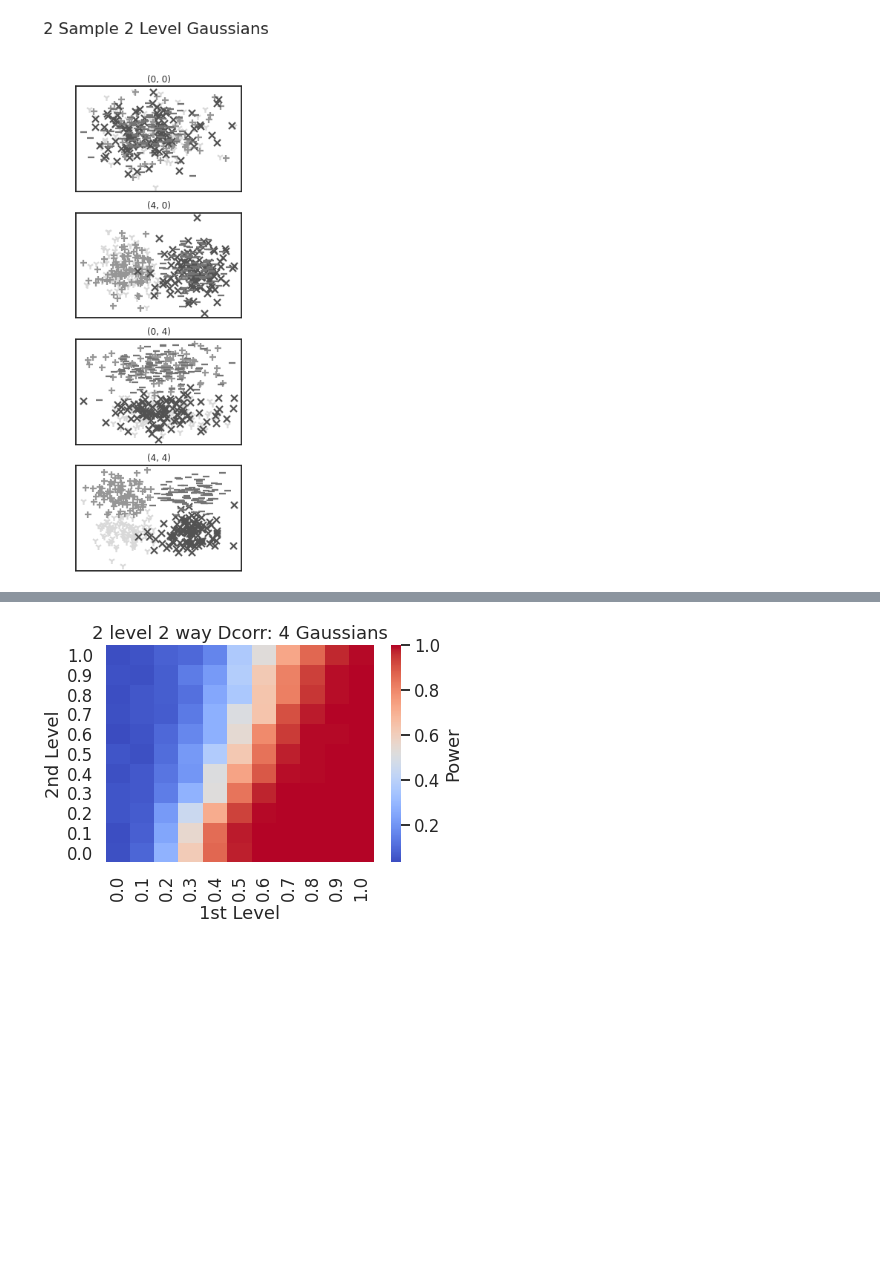
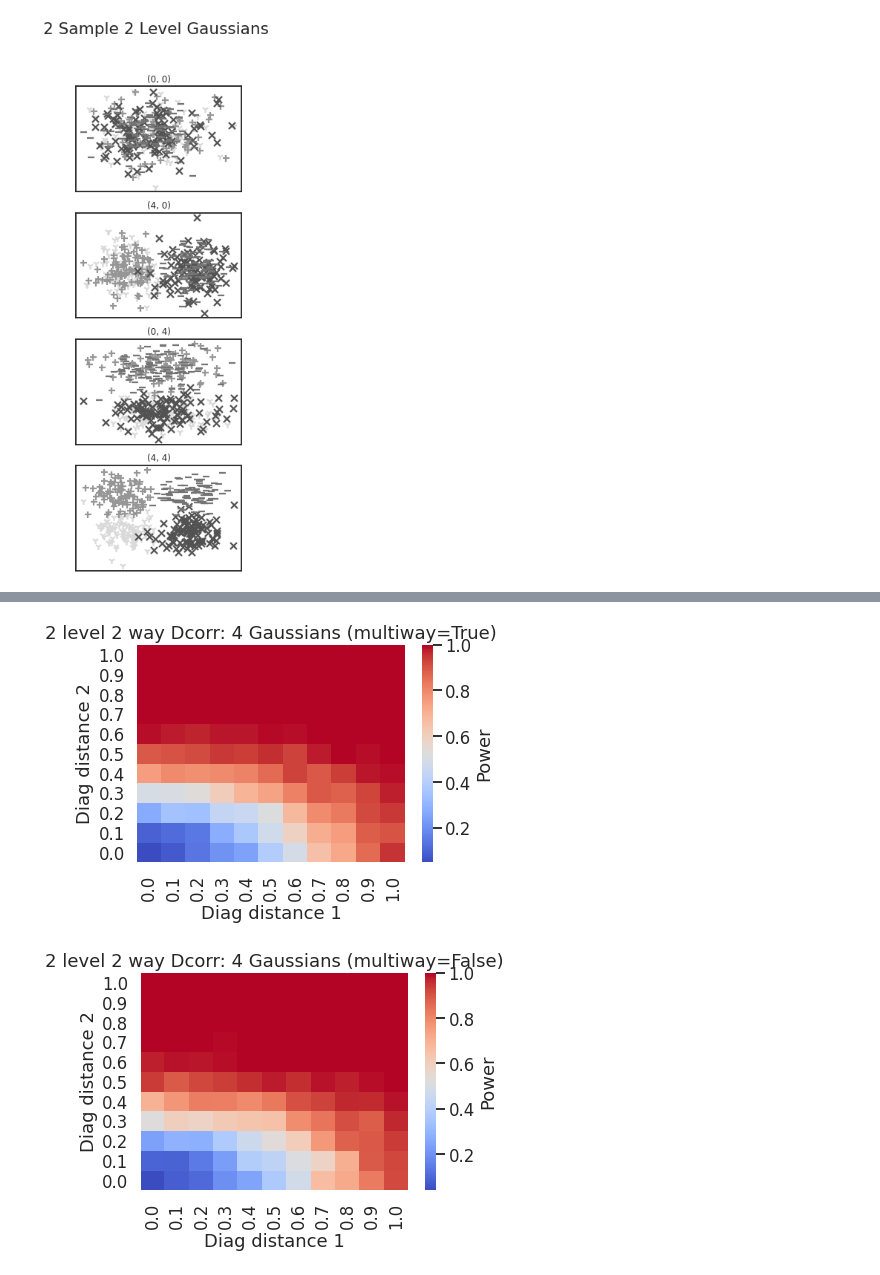
Before and after one commit to neurodata/hyppo, a Jupyter notebook: benchmarks/2samp_2level_power.ipynb, the cells around one changed output, grey strips where cells are left out. Saved outputs shown, nothing was run; the diff lists cells and outputs as text; code cells hidden in the pictures; blank space fills up the shorter version.

```diff
--- a/benchmarks/2samp_2level_power.ipynb
+++ b/benchmarks/2samp_2level_power.ipynb
@@ -16,13 +16,14 @@ PALETTE = sns.color_palette("Set1")
 sns.set_palette(PALETTE[3:])
 np.set_printoptions(precision=3)
 # %%
-MAX_EPSILON = 1
+MAX_EPSILON1 = 1
+MAX_EPSILON2 = 1
 STEP_SIZE = 0.1#0.05
-EPSILONS1 = np.arange(0, MAX_EPSILON + STEP_SIZE, STEP_SIZE)
-EPSILONS2 = np.arange(0, MAX_EPSILON + STEP_SIZE, STEP_SIZE)
+EPSILONS1 = np.arange(0, MAX_EPSILON1 + STEP_SIZE, STEP_SIZE)
+EPSILONS2 = np.arange(0, MAX_EPSILON2 + STEP_SIZE, STEP_SIZE)
 WEIGHTS = EPSILONS1
-POWER_REPS = 3#5
-REPS = 250
+POWER_REPS = 2#5
+REPS = 200
 
 tests = [
     Dcorr,
@@ -30,7 +31,7 @@ tests = [
 
 multiways = [
     True,
-    #False,
+    False,
 ]
 
 FONTSIZE = 12
@@ -122,22 +123,23 @@ plt.show()
 # %%
 for test in tests:
     for multiway in multiways:
         power = np.genfromtxt(
             '../benchmarks/2samp_2level_vs_epsilon/{}_{}.csv'.format(multiway, test.__name__),
             delimiter=','
         )
         ax = sns.heatmap(
             power,
             cmap=cm.coolwarm,
             xticklabels=np.round(EPSILONS1 ,2),
             yticklabels=np.round(EPSILONS2 ,2),
             cbar_kws={'label': 'Power'}
         )
         ax.invert_yaxis()
-        plt.xlabel('1st Level')
-        plt.ylabel('2nd Level')
+        plt.xlabel('Diag distance 1') # Epsilon 1
+        plt.ylabel('Diag distance 2') # Epsilon 2
 
-        plt.title('2 level 2 way Dcorr: 4 Gaussians')
+        plt.title(f'2 level 2 way {test.__name__}: 4 Gaussians (multiway={multiway})')
         plt.show()
 # %% [output]
-[figure, old version]
+[figure, new version]
+[figure, added]
```
Also changed, not shown: 11 other files.
